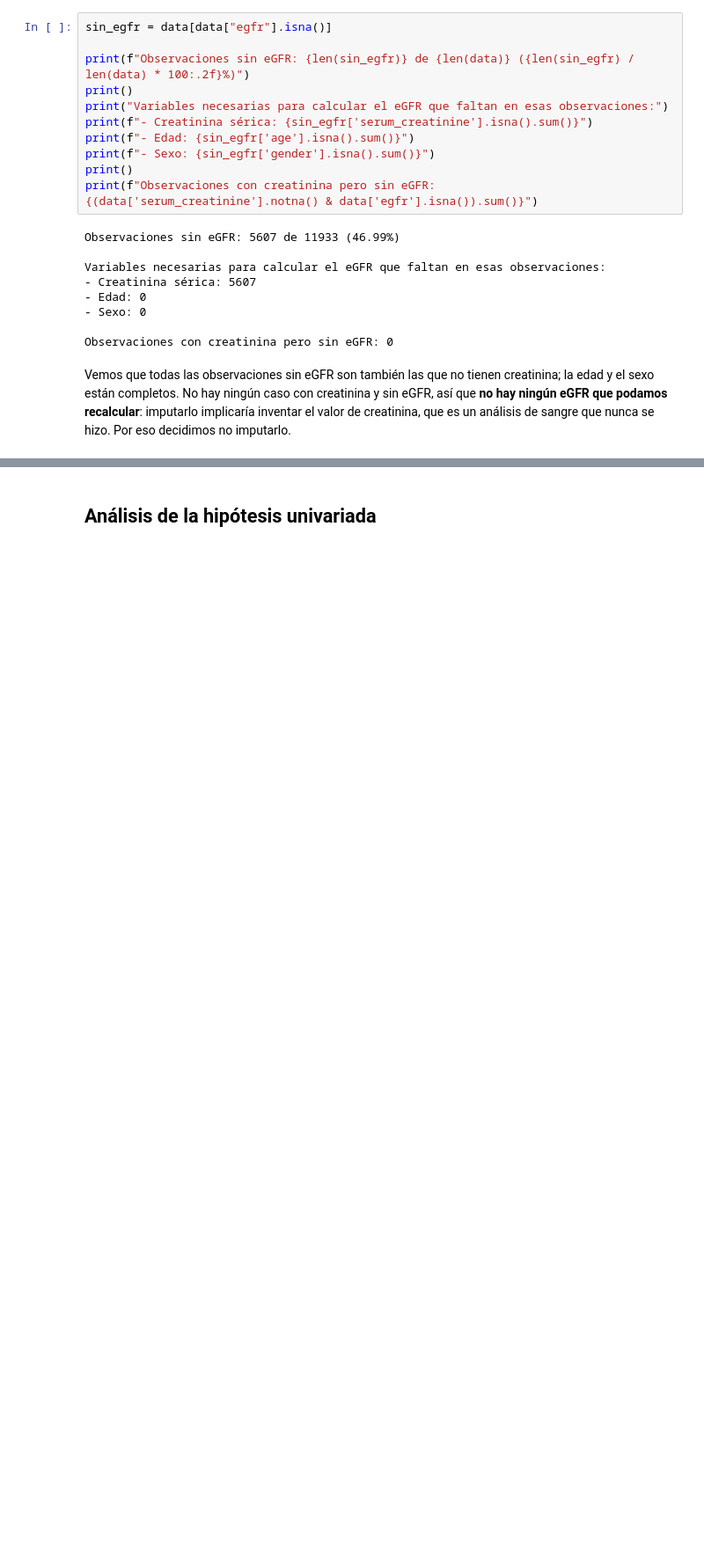
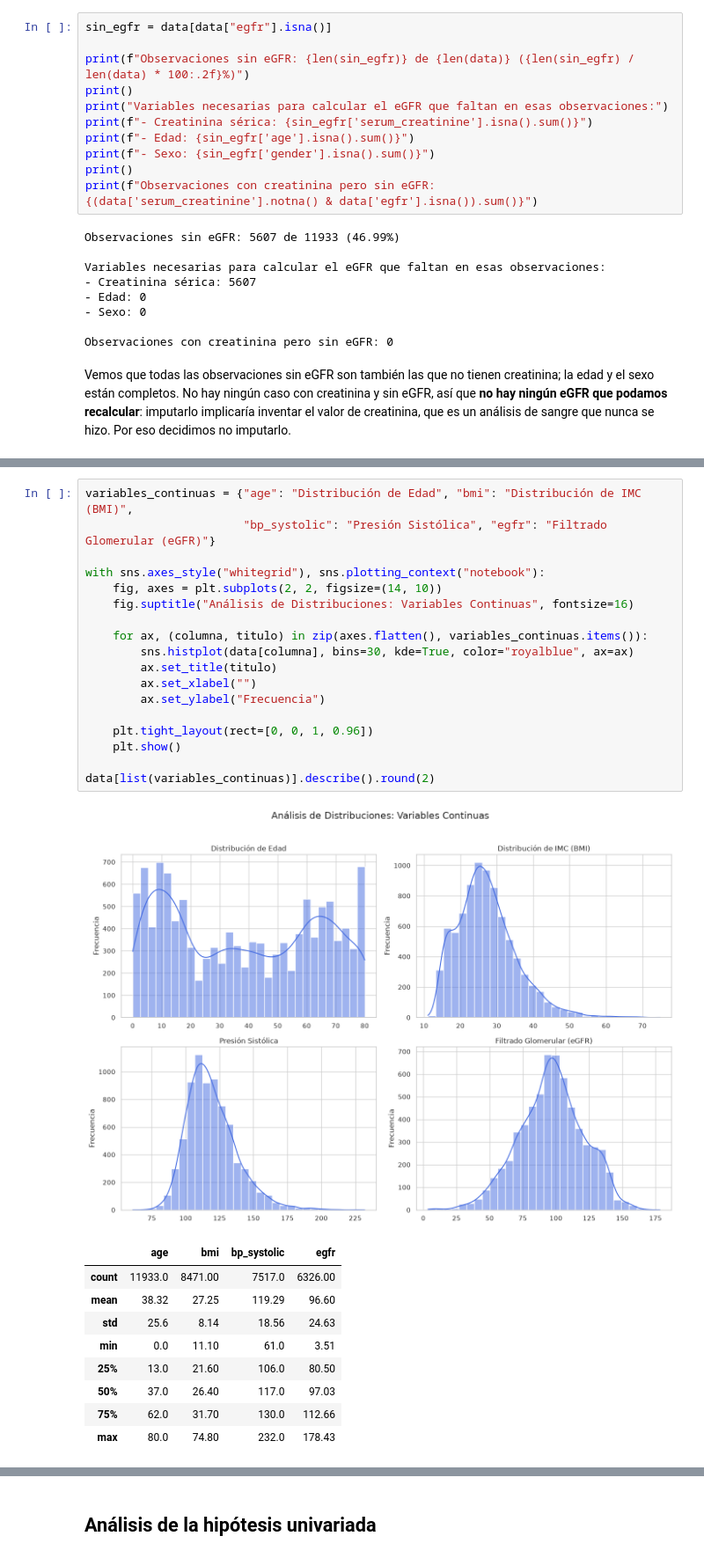
Before and after one commit to FranGonzalez354/TPE_fundamentos, a Jupyter notebook: CodeTPE.ipynb, the cells around one changed output, grey strips where cells are left out. Shown at 88% size. Saved outputs shown, nothing was run; the diff lists cells and outputs as text; blank space fills up the shorter version.

```diff
--- a/CodeTPE.ipynb
+++ b/CodeTPE.ipynb
@@ -259,0 +316,29 @@ Vemos que todas las observaciones sin eGFR son también las que no tienen creati
+# %%
+variables_continuas = {"age": "Distribución de Edad", "bmi": "Distribución de IMC (BMI)",
+                       "bp_systolic": "Presión Sistólica", "egfr": "Filtrado Glomerular (eGFR)"}
+
+with sns.axes_style("whitegrid"), sns.plotting_context("notebook"):
+    fig, axes = plt.subplots(2, 2, figsize=(14, 10))
+    fig.suptitle("Análisis de Distribuciones: Variables Continuas", fontsize=16)
+
+    for ax, (columna, titulo) in zip(axes.flatten(), variables_continuas.items()):
+        sns.histplot(data[columna], bins=30, kde=True, color="royalblue", ax=ax)
+        ax.set_title(titulo)
+        ax.set_xlabel("")
+        ax.set_ylabel("Frecuencia")
+
+    plt.tight_layout(rect=[0, 0, 1, 0.96])
+    plt.show()
+
+data[list(variables_continuas)].describe().round(2)
+# %% [output]
+[figure, added]
+|  | age | bmi | bp_systolic | egfr |
+| count | 11933.0 | 8471.00 | 7517.0 | 6326.00 |
+| mean | 38.32 | 27.25 | 119.29 | 96.60 |
+| std | 25.6 | 8.14 | 18.56 | 24.63 |
+| min | 0.0 | 11.10 | 61.0 | 3.51 |
+| 25% | 13.0 | 21.60 | 106.0 | 80.50 |
+| 50% | 37.0 | 26.40 | 117.0 | 97.03 |
+| 75% | 62.0 | 31.70 | 130.0 | 112.66 |
+| max | 80.0 | 74.80 | 232.0 | 178.43 |
```
Also changed, not shown: parts of 111 cells of this notebook, 7 other files.
